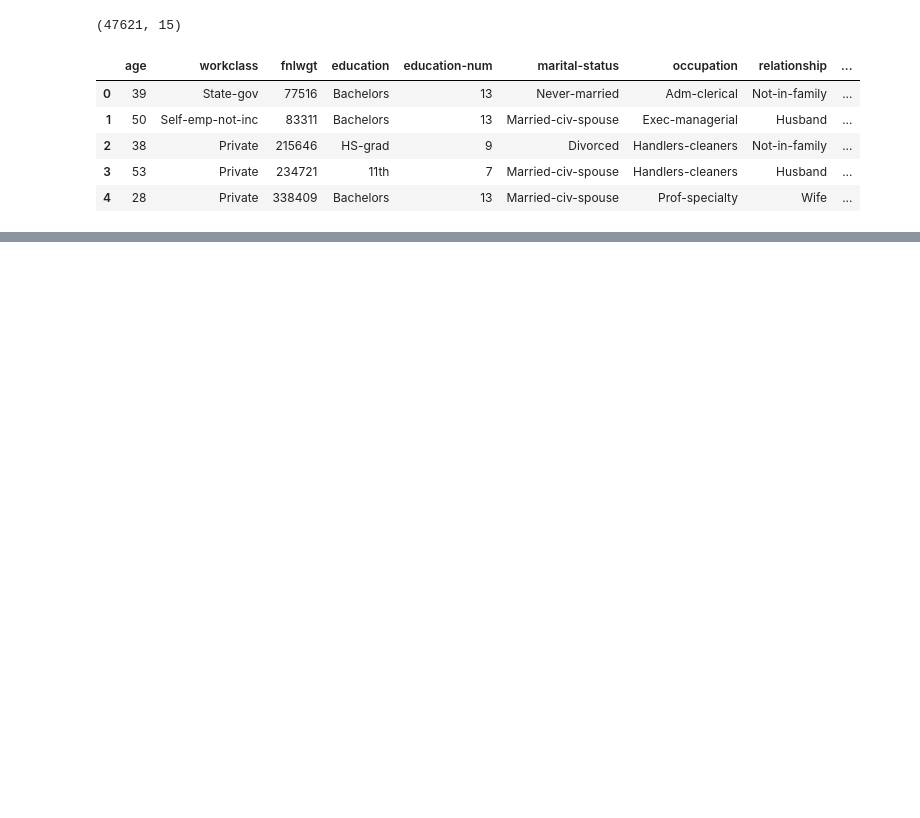
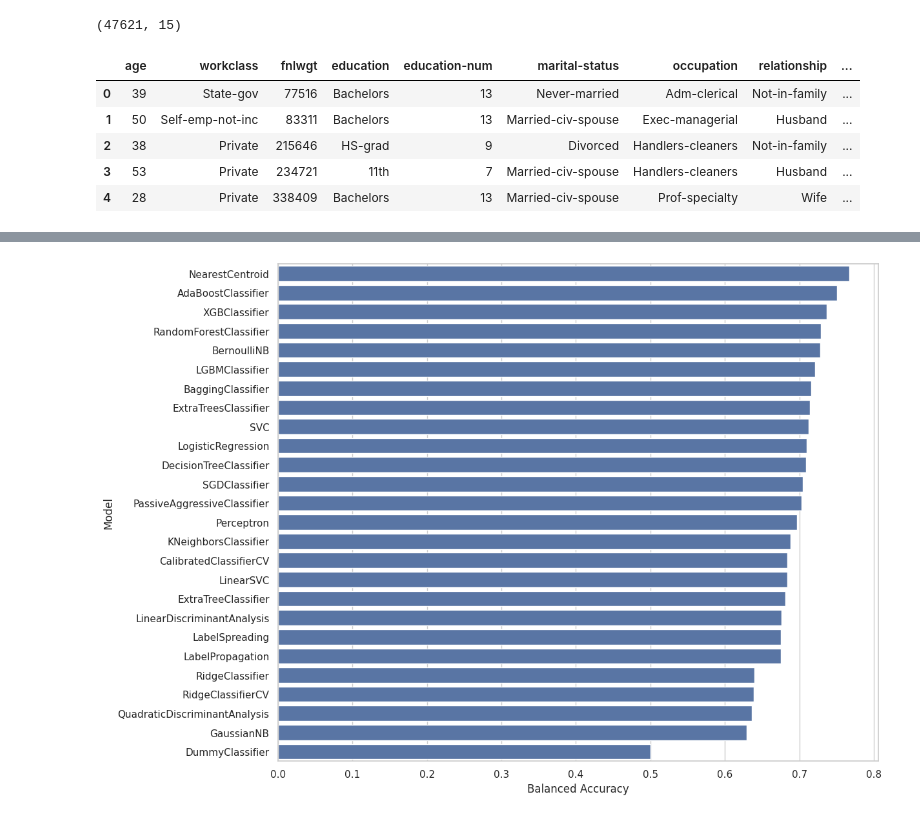
Before and after one commit to JoacoMunoz1/ExamenCienciadeDatos, a Jupyter notebook: CcsDatosEconmía_Examen.ipynb, the cells around one changed output, grey strips where cells are left out. Saved outputs shown, nothing was run; the diff lists cells and outputs as text; code cells hidden in the pictures; blank space fills up the shorter version.

```diff
--- a/CcsDatosEconmía_Examen.ipynb
+++ b/CcsDatosEconmía_Examen.ipynb
@@ -301,0 +249,22 @@ ValueError: could not convert string to float: 'Local-gov'
+# %%
+df_10 = df.sample(frac=0.1, random_state=2023)  # frac=0.1 selecciona el 10%
+# %%
+# Codificar variables categóricas
+for col in data.select_dtypes(include=['object']).columns:
+    le = LabelEncoder()
+    data[col] = le.fit_transform(data[col])
+
+# Definir X (features) e y (target)
+X = df_10.drop('income', axis=1)  # Suponiendo que 'income' es la columna objetivo
+y = df_10['income']  # 1 si >50K, 0 si <=50K
+
+# División en conjunto de entrenamiento y prueba (80/20)
+X_train, X_test, y_train, y_test = train_test_split(
+    X, y, test_size=0.8, random_state=42, stratify=y
+)
+# %%
+# Inicializar LazyClassifier
+clf = LazyClassifier(verbose=0, ignore_warnings=True, custom_metric=None)
+
+# Entrenar y evaluar
+models, predictions = clf.fit(X_train, X_test, y_train, y_test)
@@ -303,0 +298,7 @@ predictions[:10]
+# %%
+#Visualizando el mejor modelo
+plt.figure(figsize=(12, 10))
+sns.set_theme(style="whitegrid")
+ax = sns.barplot(y=predictions.index, x="Balanced Accuracy", data=predictions)
+# %% [output]
+[figure, added]
```
Also changed, not shown: parts of 15 cells of this notebook.
